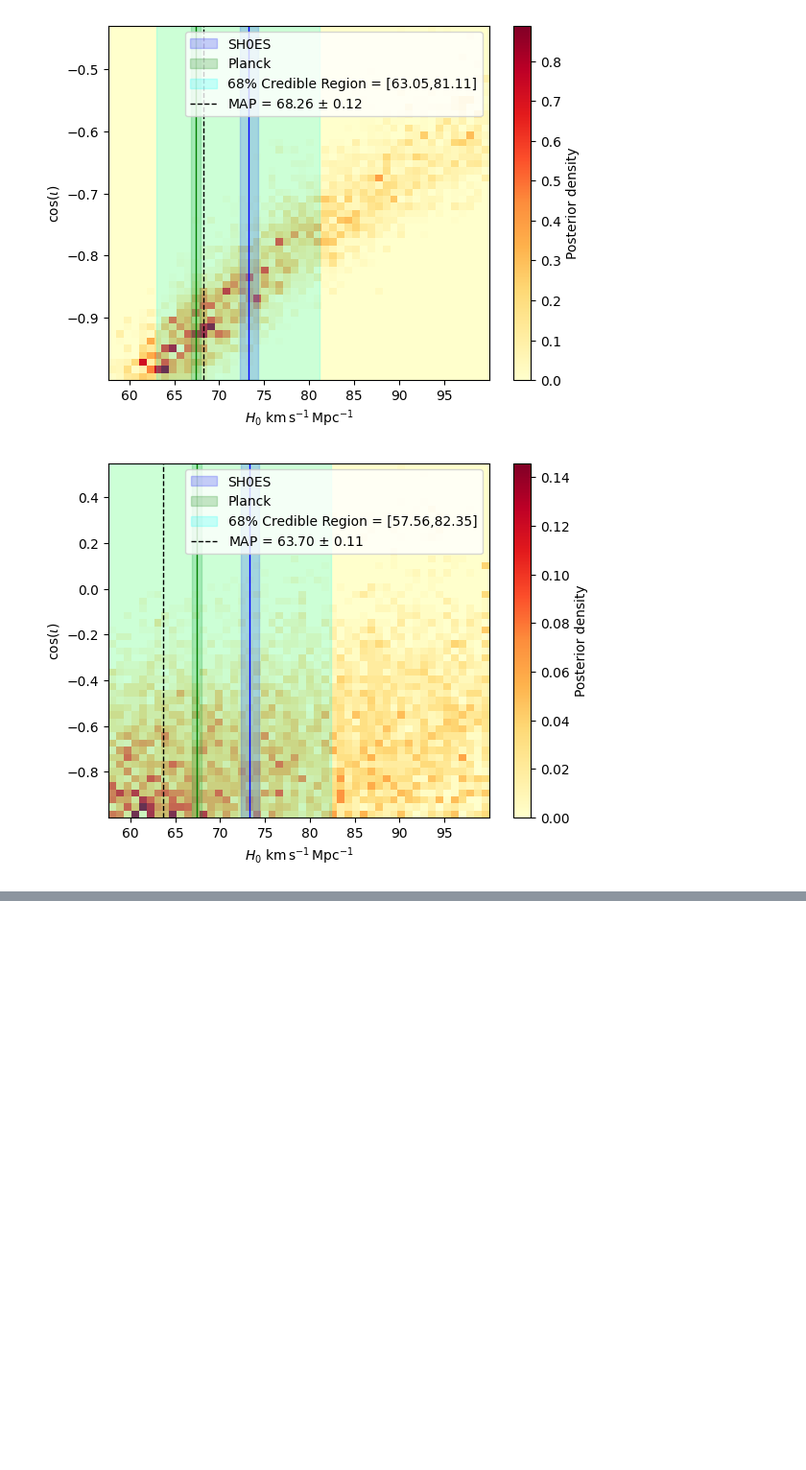
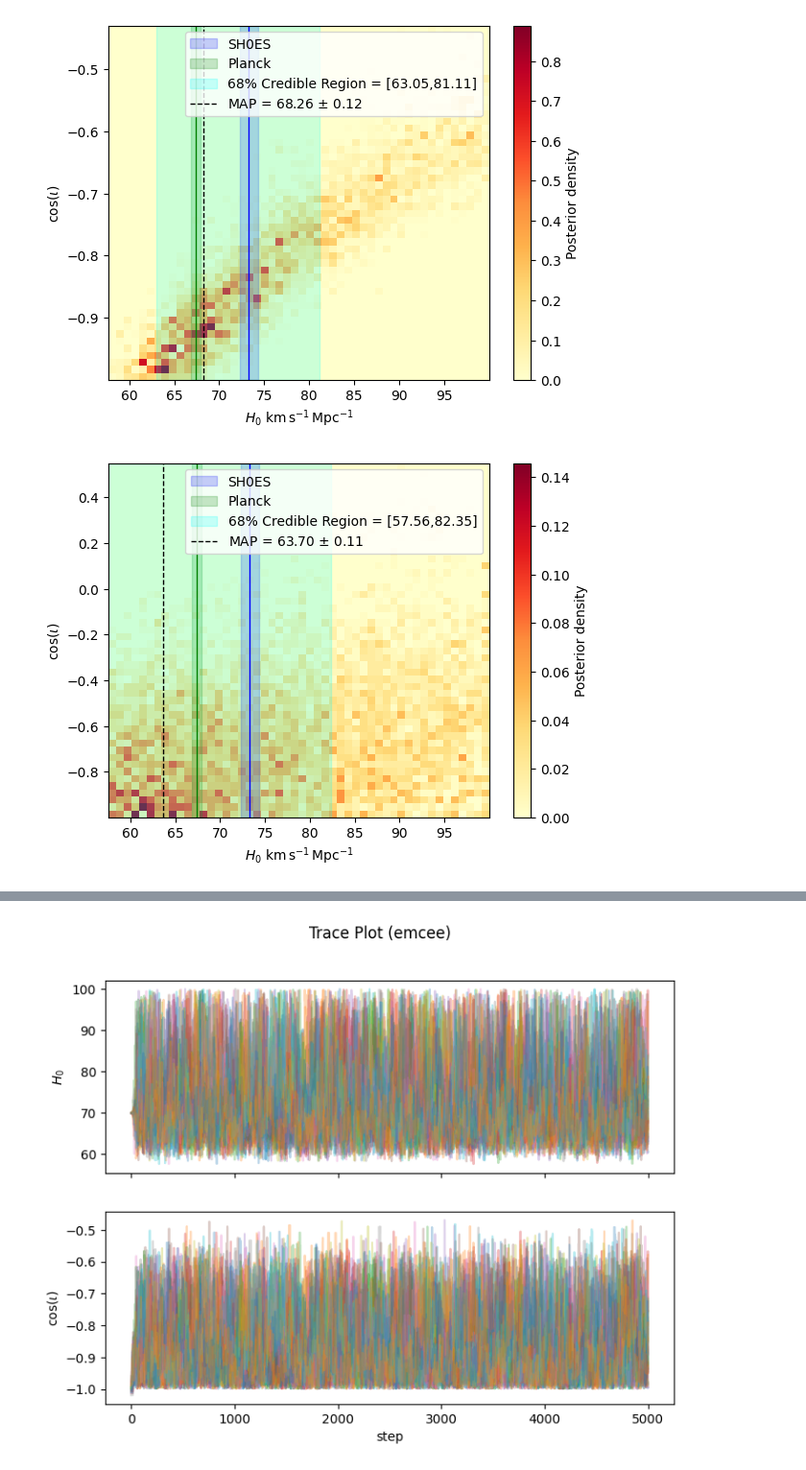
Before and after one commit to mjpineda-rug/GW1_H0_Sirens, a Jupyter notebook: notebooks/GW_notebook.ipynb, the cells around one changed output, grey strips where cells are left out. Shown at 96% size. Cells and saved outputs as stored; diff of their text form; code cells hidden in the pictures; blank space fills up the shorter version.

Commit message:
emcee implementation

```diff
--- a/notebooks/GW_notebook.ipynb
+++ b/notebooks/GW_notebook.ipynb
@@ -130,7 +131,7 @@ def likelihood_function(bandwidth):
     return likelihood
 
 
-def log_likelihood(theta, likelihood):
+def log_likelihood(theta, likelihood=likelihoods[0]):
     H0, cos_iota_val = theta
 
     # Extract grid axes
@@ -436,0 +442,92 @@ for i in range(len(kde_bandwidths)):
+# %%
+def log_posterior(theta):
+    return log_prior(theta) + log_likelihood(theta)
+
+ndim = 2
+nwalkers = 32
+nsteps = 5000
+
+# initialize walkers with small scatter
+pos = initial + 1e-2 * np.random.randn(nwalkers, ndim)
+
+# --- run emcee ---
+sampler = emcee.EnsembleSampler(nwalkers, ndim, log_posterior)
+sampler.run_mcmc(pos, nsteps, progress=True)
+
+
+burnin = 500
+samples = sampler.get_chain(discard=burnin, flat=True)
+
+H0_samples = samples[:, 0]
+
+
+
+kde_1d = gaussian_kde(H0_samples)
+H0_grid = np.linspace(min(H0_samples), max(H0_samples), 1000)
+posterior_vals = kde_1d(H0_grid)
+MAP = H0_grid[np.argmax(posterior_vals)]
+
+
+low, high = compute_hpd(H0_samples)
+
+# trace plot
+chain = sampler.get_chain()
+
+fig, axes = plt.subplots(2, 1, figsize=(8, 6), sharex=True)
+
+axes[0].plot(chain[:, :, 0], alpha=0.3)
+axes[0].set_ylabel(r"$H_0$")
+
+axes[1].plot(chain[:, :, 1], alpha=0.3)
+axes[1].set_ylabel(r"$\cos(\iota)$")
+axes[1].set_xlabel("step")
+
+plt.suptitle("Trace Plot (emcee)")
+plt.show()
+
+
+# Main posterior plot
+plt.hist2d(samples[:, 0], samples[:, 1], bins=50, density=True, cmap='YlOrRd')
+
+plt.xlabel(r"$H_0 \ \mathrm{{km\,s^{{-1}}\,Mpc^{{-1}}}}$")
+plt.ylabel(r"$\cos(\iota)$")
+plt.colorbar(label="Posterior density")
+
+plt.axvspan(
+    shoes_mean - shoes_sigma,
+    shoes_mean + shoes_sigma,
+    color='blue',
+    alpha=0.2,
+    label='SH0ES'
+)
+plt.axvline(shoes_mean, color='blue', linewidth=1)
+
+plt.axvspan(
+    planck_mean - planck_sigma,
+    planck_mean + planck_sigma,
+    color='green',
+    alpha=0.2,
+    label='Planck'
+)
+plt.axvline(planck_mean, color='green', linewidth=1)
+
+plt.axvspan(
+    low,
+    high,
+    color='cyan',
+    alpha=0.2,
+    label=f'68% Credible Region = [{low:.2f},{high:.2f}]'
+)
+plt.axvline(MAP, color='black',linestyle='--', linewidth=1,label=rf"MAP = {MAP:.2f} $\pm$ {delta_H0_zs[0]:.2f}")
+
+
+plt.legend()
+plt.title("Posterior (emcee)")
+plt.show()
+
+# --- print result ---
+print(f"H0 (MAP) = {MAP:.2f} (+{high - MAP:.2f}, -{MAP - low:.2f})")
+
+# --- acceptance check ---
+print("Mean acceptance fraction:", np.mean(sampler.acceptance_fraction))
+# %% [output]
@@ -436,0 +535 @@ for i in range(len(kde_bandwidths)):
+[figure, added]
```
Also changed, not shown: parts of 3 cells of this notebook, 6 other files.
